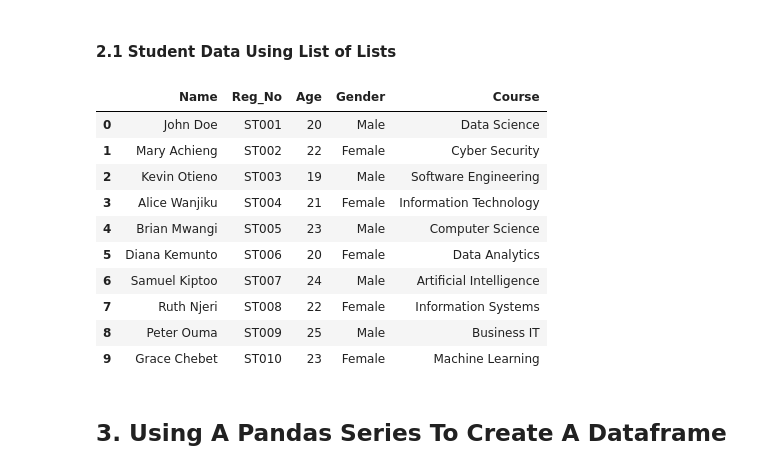
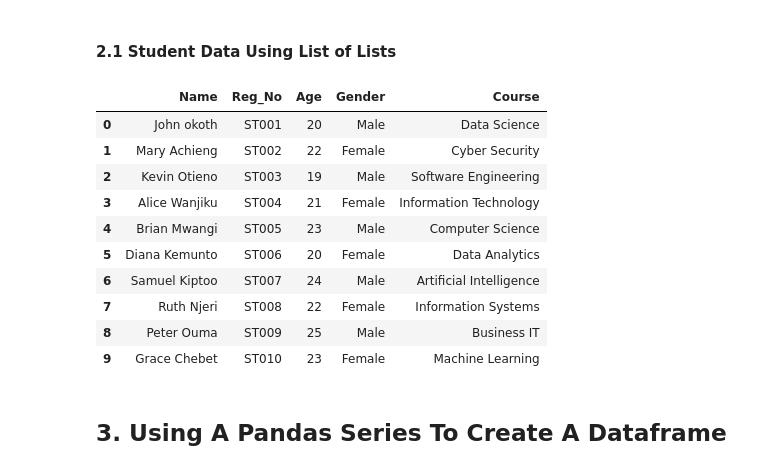
Before and after one commit to Clinton1029/create_data_python, a Jupyter notebook: create_data_python.ipynb, the cells around one changed output. Saved outputs shown, nothing was run; the diff lists cells and outputs as text; code cells hidden in the pictures.

```diff
--- a/create_data_python.ipynb
+++ b/create_data_python.ipynb
@@ -116,29 +116,29 @@ hospital_df
 #### 2.1 Student Data Using List of Lists
 # %%
 student_data = [
-    ["John Doe",        "ST001", 20, "Male",   "Data Science"],
+    ["John okoth",        "ST001", 20, "Male",   "Data Science"],
     ["Mary Achieng",    "ST002", 22, "Female", "Cyber Security"],
     ["Kevin Otieno",    "ST003", 19, "Male",   "Software Engineering"],
     ["Alice Wanjiku",   "ST004", 21, "Female", "Information Technology"],
     ["Brian Mwangi",    "ST005", 23, "Male",   "Computer Science"],
     ["Diana Kemunto",   "ST006", 20, "Female", "Data Analytics"],
     ["Samuel Kiptoo",   "ST007", 24, "Male",   "Artificial Intelligence"],
     ["Ruth Njeri",      "ST008", 22, "Female", "Information Systems"],
     ["Peter Ouma",      "ST009", 25, "Male",   "Business IT"],
     ["Grace Chebet",    "ST010", 23, "Female", "Machine Learning"]
 ]
 
 # Column names
 columns = ["Name", "Reg_No", "Age", "Gender", "Course"]
 
 # Convert to DataFrame
 student_df = pd.DataFrame(student_data, columns=columns)
 
 # Display
 student_df
 # %% [output]
 |  | Name | Reg_No | Age | Gender | Course |
-| 0 | John Doe | ST001 | 20 | Male | Data Science |
+| 0 | John okoth | ST001 | 20 | Male | Data Science |
 | 1 | Mary Achieng | ST002 | 22 | Female | Cyber Security |
 | 2 | Kevin Otieno | ST003 | 19 | Male | Software Engineering |
 | 3 | Alice Wanjiku | ST004 | 21 | Female | Information Technology |
```
